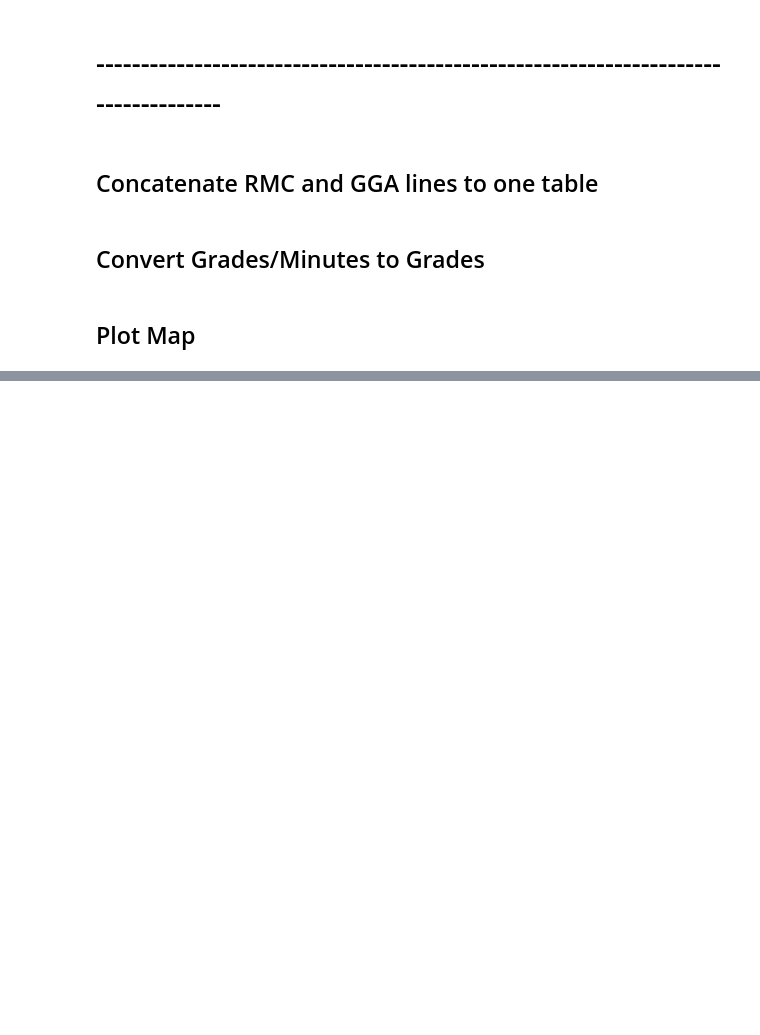
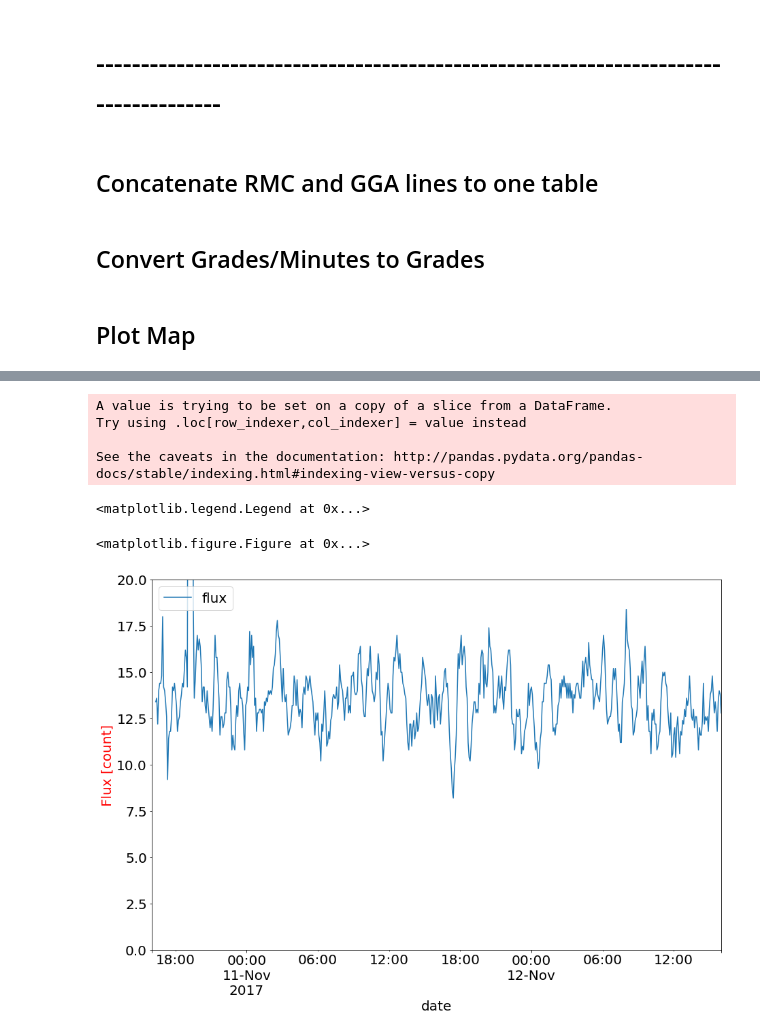
Before and after one commit to ODZ-UJF-AV-CR/AIRDOS-parser, a Jupyter notebook: AIRDOS4_256_flux.ipynb, the cells around one changed output, grey strips where cells are left out. Saved outputs shown, nothing was run; the diff lists cells and outputs as text; code cells hidden in the pictures; blank space fills up the shorter version.

```diff
--- a/AIRDOS4_256_flux.ipynb
+++ b/AIRDOS4_256_flux.ipynb
@@ -289,0 +306,39 @@ plt.show()
+# %%
+plt.figure(figsize=(15,10))
+matplotlib.rcParams.update({'font.size': 15})
+
+dfo = pd.read_table('radiation.csv', sep=',', header=0)
+dfo = dfo.dropna(how='any')
+dfo['date'] = pd.to_datetime(dfo['date'])
+dfo = dfo.set_index(['date'])
+xx = dfo.loc['2017-11-10 16:00:00':]
+#xx = dfo.loc['2017-11-10 15:20:00':'2017-09-12 09:00:00']
+#xx = dfo
+
+NOISE_LEVEL=261
+LAST_CHANNEL=513
+xx['flux'] = xx[range(NOISE_LEVEL,LAST_CHANNEL)].sum(axis=1)
+xxx = xx['flux'].resample('5min').sum()
+
+WINDOW = 5
+#pandas.rolling_mean(arg, window, min_periods=None, freq=None, center=False, how=None, **kwargs)
+xxx = pd.rolling_mean(xxx,WINDOW)
+
+plt.figure(figsize=(15,10))
+matplotlib.rcParams.update({'font.size': 20})
+
+xxx.plot()
+plt.ylim([0,20])
+
+plt#.xlabel('UT')
+plt.ylabel('Flux [count]', color='red')
+#, xticks=['2017-03-27 00:00','2017-03-27 12:00','2017-03-28 00:00','2017-03-28 12:00','2017-03-29 00:00'],figsize=(20,5))
+plt.legend(loc=2)
+# %% [output]
+A value is trying to be set on a copy of a slice from a DataFrame.
+Try using .loc[row_indexer,col_indexer] = value instead
+
+See the caveats in the documentation: http://pandas.pydata.org/pandas-docs/stable/indexing.html#indexing-view-versus-copy
+<matplotlib.legend.Legend at 0x...>
+<matplotlib.figure.Figure at 0x...>
+[figure, added]
```
Also changed, not shown: parts of 3 cells of this notebook, 2 other files.
